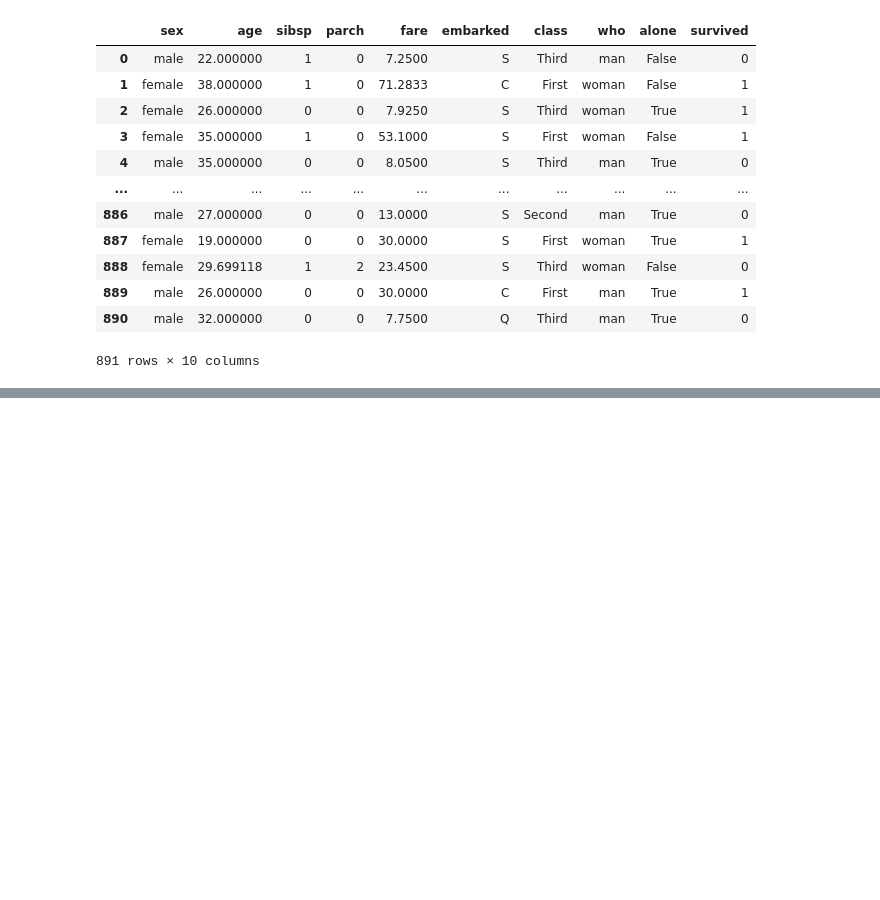
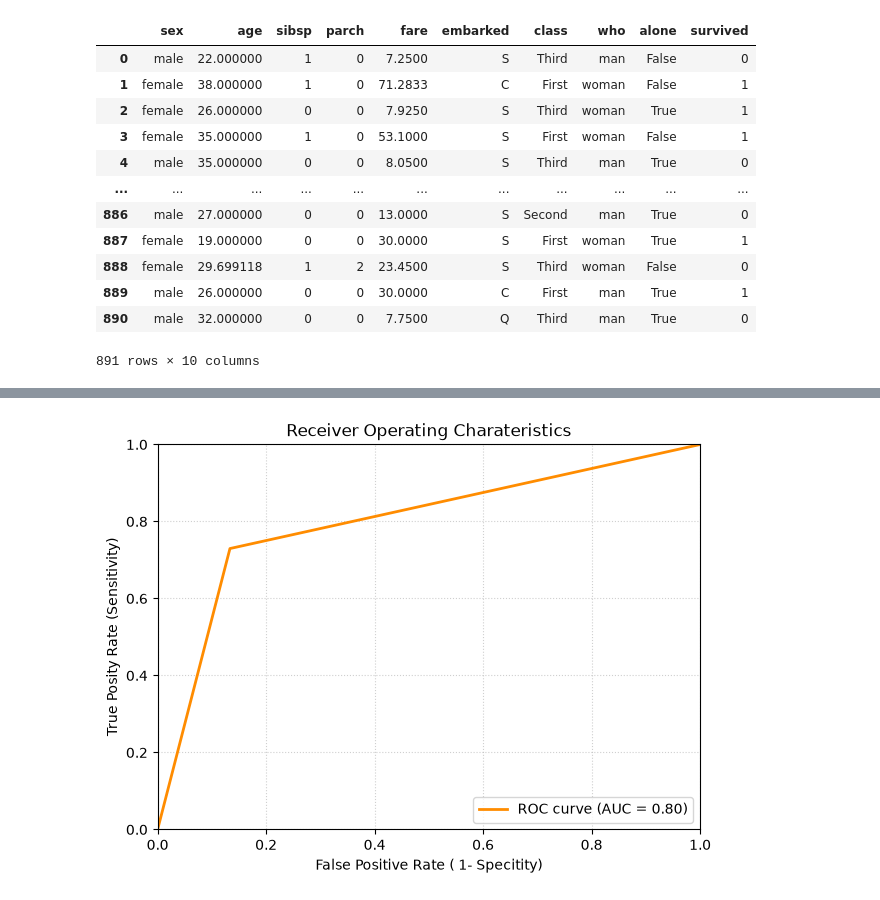
Before and after one commit to princedanson/Intermidiate_1, a Jupyter notebook: tutorials/contact_3_intermediate/Question_1.ipynb, the cells around one changed output, grey strips where cells are left out. Cells and saved outputs as stored; diff of their text form; code cells hidden in the pictures; blank space fills up the shorter version.

```diff
--- a/tutorials/contact_3_intermediate/Question_1.ipynb
+++ b/tutorials/contact_3_intermediate/Question_1.ipynb
@@ -180,0 +287,13 @@ LogisticRegression does not accept missing values encoded as NaN natively. For s
+# %%
+plt.figure(figsize=(7,5))
+plt.plot(fpr,tpr, color='darkorange',lw=2, label=f'ROC curve (AUC = {auc_score:.2f})')
+plt.xlim([0.0,1.0])
+plt.ylim([0.0,1.0])
+plt.xlabel("False Positive Rate ( 1- Specitity)")
+plt.ylabel("True Posity Rate (Sensitivity)")
+plt.title("Receiver Operating Charateristics")
+plt.legend(loc="lower right")
+plt.grid(True,linestyle=':', alpha=0.6)
+plt.show()
+# %% [output]
+[figure, added]
```
Also changed, not shown: parts of 15 cells of this notebook, 2 other files.
